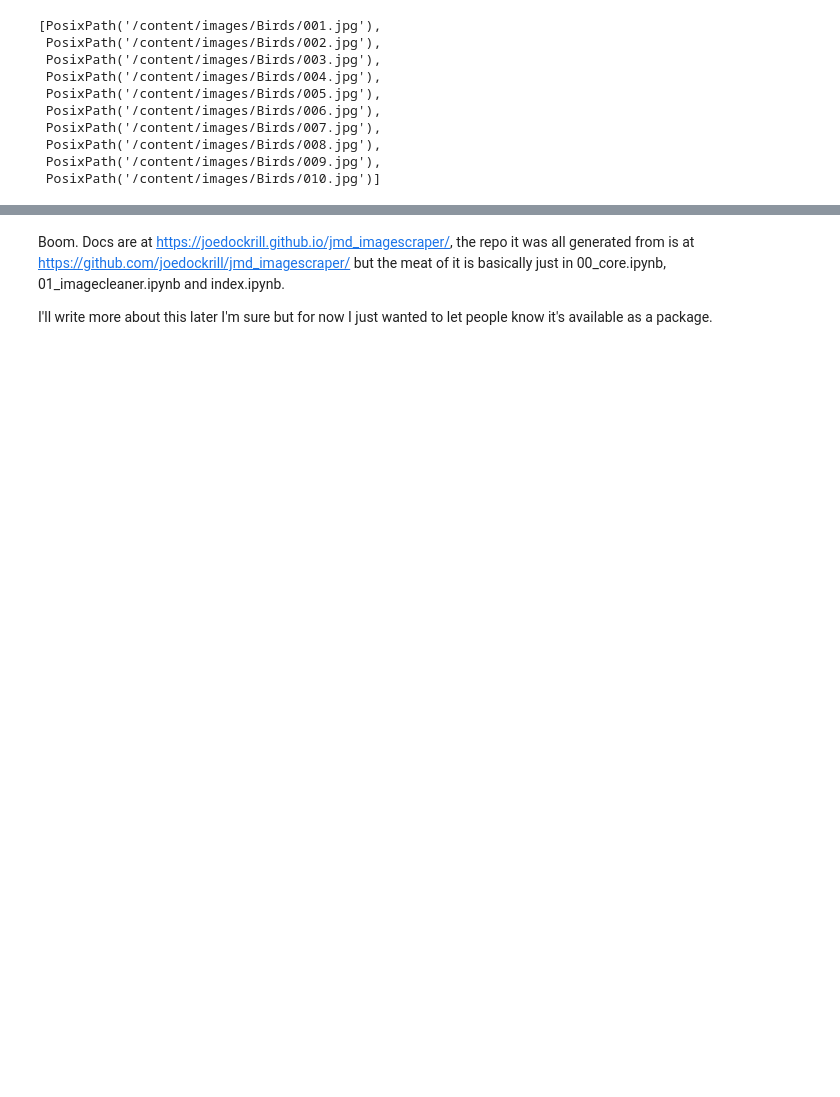
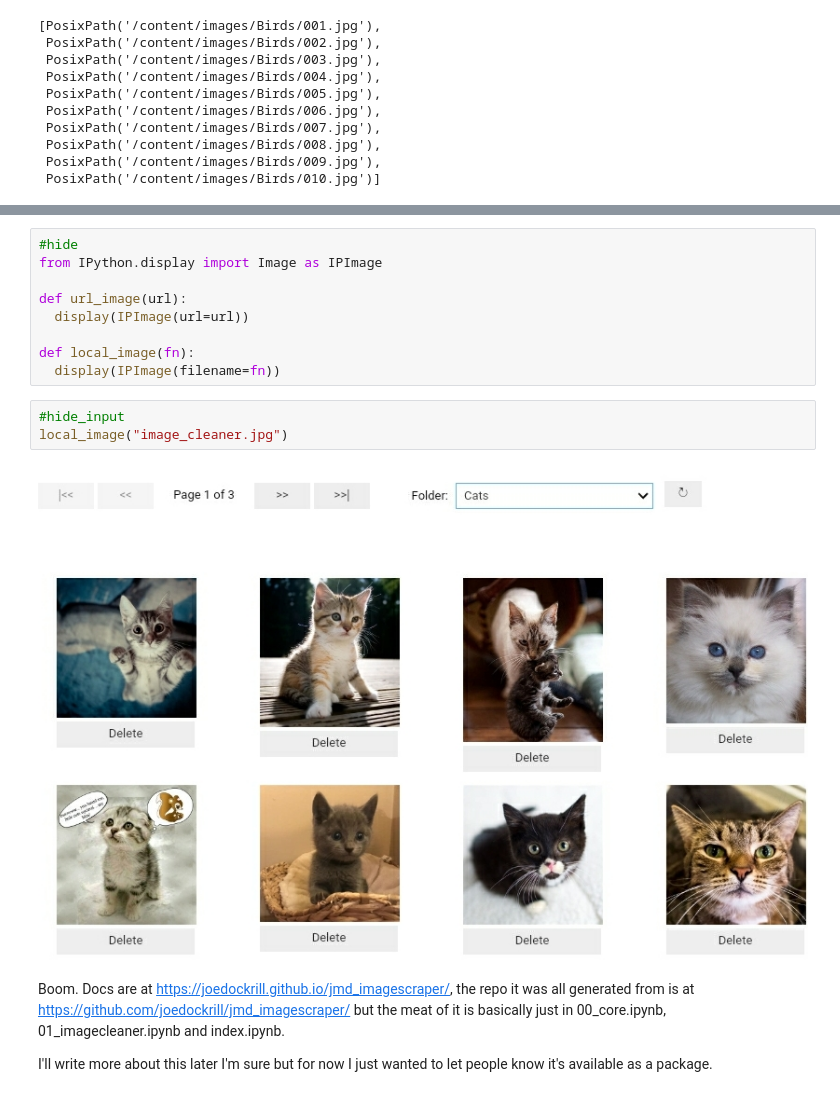
Before and after one commit to joedockrill/blog, a Jupyter notebook: _notebooks/2020-09-18-jmd_imagescraper-library.ipynb, the cells around one changed output, grey strips where cells are left out. Cells and saved outputs as stored; diff of their text form; blank space fills up the shorter version.

```diff
--- a/_notebooks/2020-09-18-jmd_imagescraper-library.ipynb
+++ b/_notebooks/2020-09-18-jmd_imagescraper-library.ipynb
@@ -54,3 +50,17 @@ GridBox(children=(VBox(children=(Image(value=b'', layout="Layout(width='150px')"
+# %%
+#hide
+from IPython.display import Image as IPImage
+
+def url_image(url):
+  display(IPImage(url=url))
+
+def local_image(fn):
+  display(IPImage(filename=fn))
+# %%
+#hide_input
+local_image("image_cleaner.jpg")
+# %% [output]
+[figure, added]
 # %% [markdown]
 Boom. Docs are at https://joedockrill.github.io/jmd_imagescraper/, the repo it was all generated from is at https://github.com/joedockrill/jmd_imagescraper/ but the meat of it is basically just in 00_core.ipynb, 01_imagecleaner.ipynb and index.ipynb.
 
```
Also changed, not shown: parts of 1 cell of this notebook.
